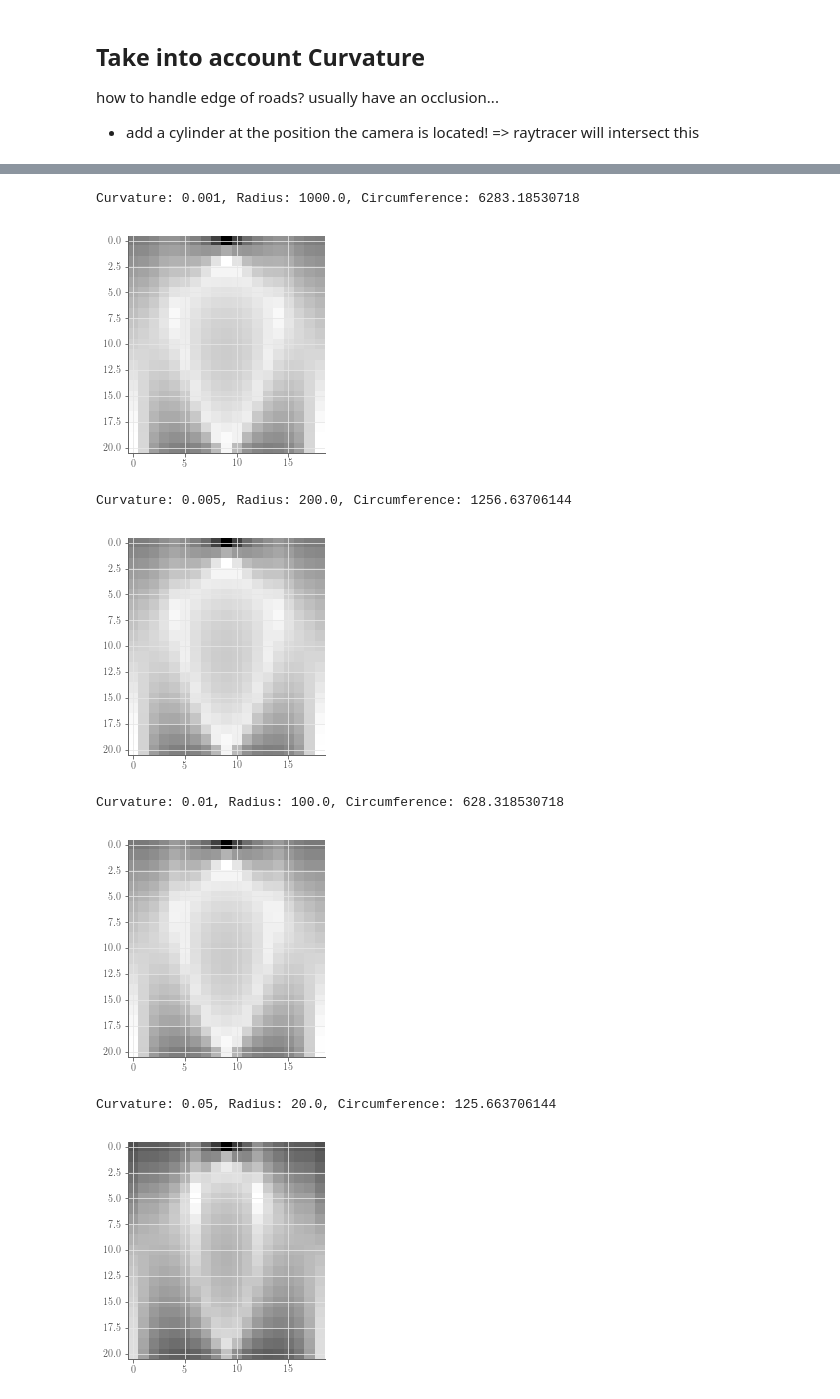
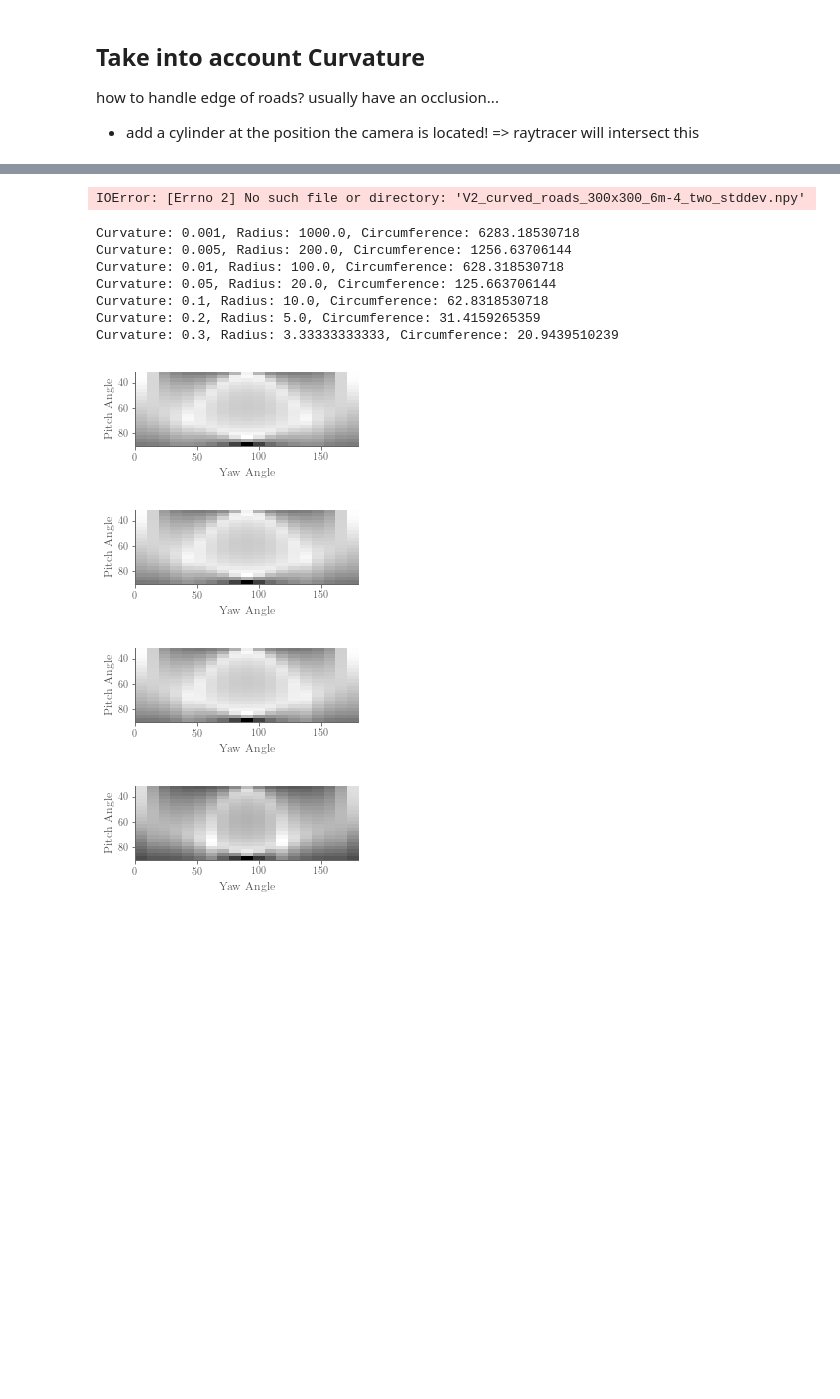
Before and after one commit to flyingsilverfin/AV-Camera-Placement, a Jupyter notebook: evaluation/single_camera_placement/Single Camera.ipynb, the cells around one changed output, grey strips where cells are left out. Drawn from its saved outputs; the diff is of its cells as text; code cells hidden in the pictures; blank space fills up the shorter version.

```diff
--- a/evaluation/single_camera_placement/Single Camera.ipynb
+++ b/evaluation/single_camera_placement/Single Camera.ipynb
@@ -180,7 +182,7 @@ for j, yaw in enumerate(camera_yaws):
 #         plt.gray()
 #         plt.imsave(save_dir + name + "_error_bounds.png")
 
-        target = (1.0/(1+error_bounds**2)) * pixel_probabilities
+        target = (1.0/(1+(error_bounds/3)**2)) * pixel_probabilities
 #         plt.imshow(product)
 #         plt.gray()
 #         plt.imsave(save_dir + name + "_product.png")
@@ -223,0 +218,17 @@ plt.show()
+# %%
+plt.figure(figsize=(4,3))
+ax = plt.subplot(111)
+ax.grid(False)
+
+start_pitch, end_pitch = camera_pitches[0], camera_pitches[-1]
+start_yaw, end_yaw = camera_yaws[0], camera_yaws[-1]
+pitch_range, yaw_range = end_pitch - start_pitch, end_yaw - start_yaw
+plt.imshow(np.flip(scores, 0), extent=[start_yaw-180,end_yaw-180, end_pitch,start_pitch])
+
+plt.xlabel("Yaw Angle")
+plt.ylabel("Pitch Angle")
+plt.gray()
+if save:
+    plt.savefig("pitch_yaw_0_curvature.png", bbox_inches='tight')
+else:
+    plt.show()
@@ -379,7 +392,7 @@ curvature_score_maps = []
 for curvature in curvatures:
     print("---- Curvature: {0} ----".format(curvature))
     camera_height = 6.0
-    resolution = (10, 10) # use same resolution for all
+#     resolution = (125, 125) # use same resolution for all
     fov_deg = (60.0, 60.0)
     yaw_range = 90 # degrees +- from center yaw position
 
@@ -469,7 +482,7 @@ for curvature in curvatures:
     #         plt.gray()
     #         plt.imsave(save_dir + name + "_error_bounds.png")
 
-            target = (1.0/(1+error_bounds)) * pixel_probabilities
+            target = (1.0/(1+(error_bounds/3.0)**2)) * pixel_probabilities
     #         plt.imshow(product)
     #         plt.gray()
     #         plt.imsave(save_dir + name + "_product.png")
@@ -632,19 +645,35 @@ def string_to_scores(raw_str, n_pitch, n_yaw, pitch_axis_first=True):
     return scores
 # %%
 # --- resoume from saved maps ---
-curvature_score_maps = np.load("curved_roads_{0}x{1}_6m-4_two_stddev.npy".format(*(300,300)))
+curvature_score_maps = np.load("V2_curved_roads_{0}x{1}_6m-4_two_stddev.npy".format(*(300,300)))
+# %% [output]
+IOError: [Errno 2] No such file or directory: 'V2_curved_roads_300x300_6m-4_two_stddev.npy'
 # %%
 for i, score_map in enumerate(curvature_score_maps):
     print("Curvature: {0}, Radius: {1}, Circumference: {2}".format(curvatures[i], 1.0/curvatures[i], 2*np.pi/curvatures[i]))
-    plt.imshow(score_map)
+    plt.figure(figsize=(4,3))
+    ax = plt.subplot(111)
+    ax.grid(False)
+    start_pitch, end_pitch = camera_pitches[0], camera_pitches[-1]
+    start_yaw, end_yaw = camera_yaws[0], camera_yaws[-1]
+    pitch_range, yaw_range = end_pitch - start_pitch, end_yaw - start_yaw
+    plt.imshow(np.flip(score_map, 0), extent=[start_yaw-180,end_yaw-180, end_pitch,start_pitch])
+    plt.xlabel("Yaw Angle")
+    plt.ylabel("Pitch Angle")
     plt.gray()
-    plt.show()
+    if save:
+        plt.savefig("pitch_yaw_at_radius_{0}.png".format(int(1.0/curvatures[i])) ,bbox_inches='tight')
+    else:
+        plt.show()
 # %% [output]
 Curvature: 0.001, Radius: 1000.0, Circumference: 6283.18530718
+Curvature: 0.005, Radius: 200.0, Circumference: 1256.63706144
+Curvature: 0.01, Radius: 100.0, Circumference: 628.318530718
+Curvature: 0.05, Radius: 20.0, Circumference: 125.663706144
+Curvature: 0.1, Radius: 10.0, Circumference: 62.8318530718
+Curvature: 0.2, Radius: 5.0, Circumference: 31.4159265359
+Curvature: 0.3, Radius: 3.33333333333, Circumference: 20.9439510239
-[figure, old version]
+[figure, new version]
-Curvature: 0.005, Radius: 200.0, Circumference: 1256.63706144
-[figure, old version]
+[figure, new version]
-Curvature: 0.01, Radius: 100.0, Circumference: 628.318530718
-[figure, old version]
+[figure, new version]
-Curvature: 0.05, Radius: 20.0, Circumference: 125.663706144
-[figure, old version]
+[figure, new version]
```
Also changed, not shown: parts of 12 cells of this notebook, 18 other files.
